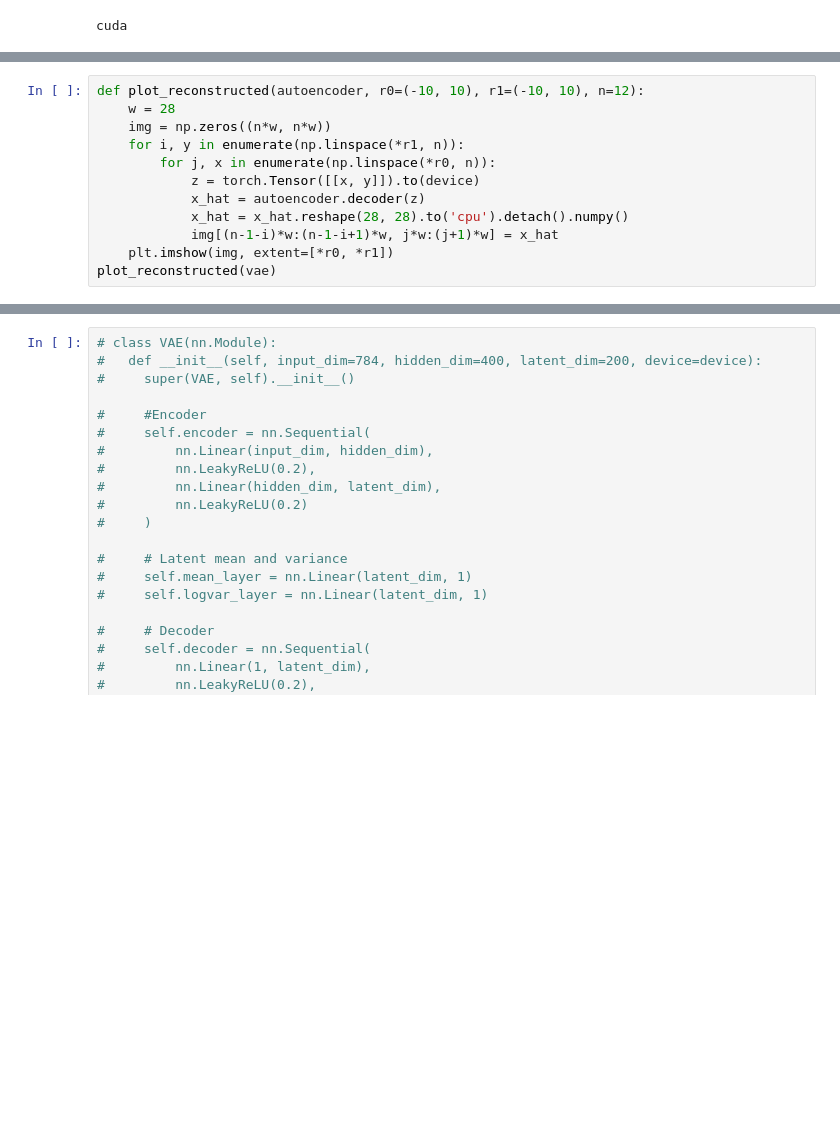
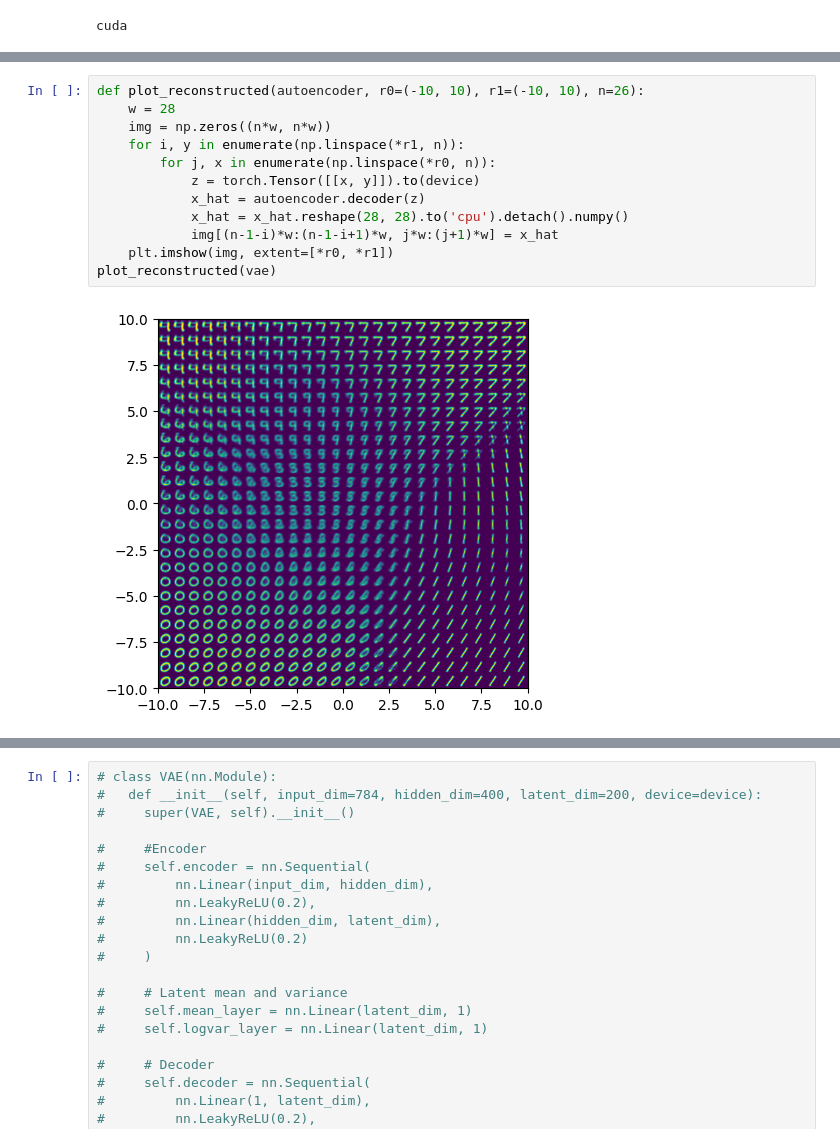
Before and after one commit to Mena-SA-Kamel/cell-features, a Jupyter notebook: VAE_implementation.ipynb, the cells around one changed output, grey strips where cells are left out. Drawn from its saved outputs; the diff is of its cells as text; blank space fills up the shorter version.

```diff
--- a/VAE_implementation.ipynb
+++ b/VAE_implementation.ipynb
@@ -148,15 +155,17 @@ vae = train(vae, train_loader, epochs=30)
 # %%
-def plot_reconstructed(autoencoder, r0=(-10, 10), r1=(-10, 10), n=12):
+def plot_reconstructed(autoencoder, r0=(-10, 10), r1=(-10, 10), n=26):
     w = 28
     img = np.zeros((n*w, n*w))
     for i, y in enumerate(np.linspace(*r1, n)):
         for j, x in enumerate(np.linspace(*r0, n)):
             z = torch.Tensor([[x, y]]).to(device)
             x_hat = autoencoder.decoder(z)
             x_hat = x_hat.reshape(28, 28).to('cpu').detach().numpy()
             img[(n-1-i)*w:(n-1-i+1)*w, j*w:(j+1)*w] = x_hat
     plt.imshow(img, extent=[*r0, *r1])
 plot_reconstructed(vae)
+# %% [output]
+[figure, added]
 # %%
 def plot_latent(autoencoder, data, num_batches=100):
     for i, (x, y) in enumerate(data):
```
Also changed, not shown: parts of 6 cells of this notebook.
